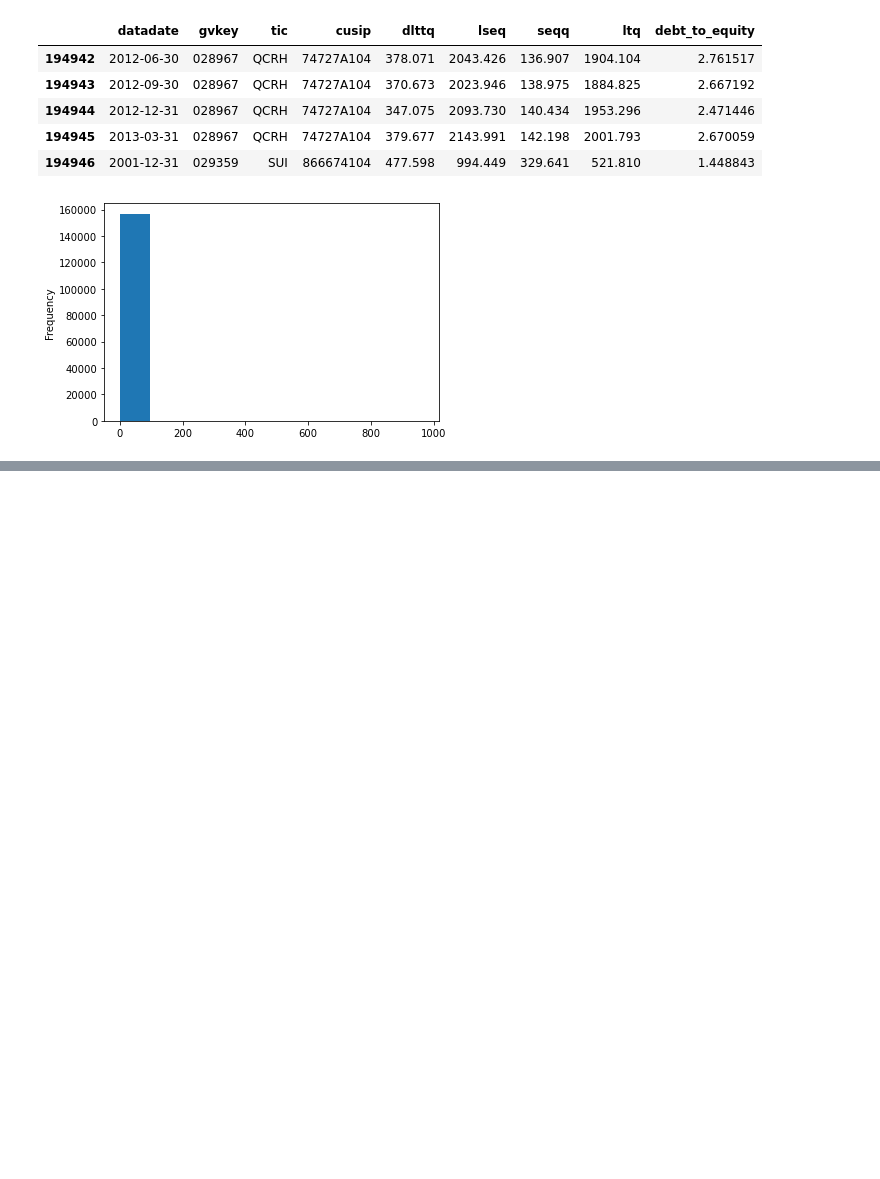
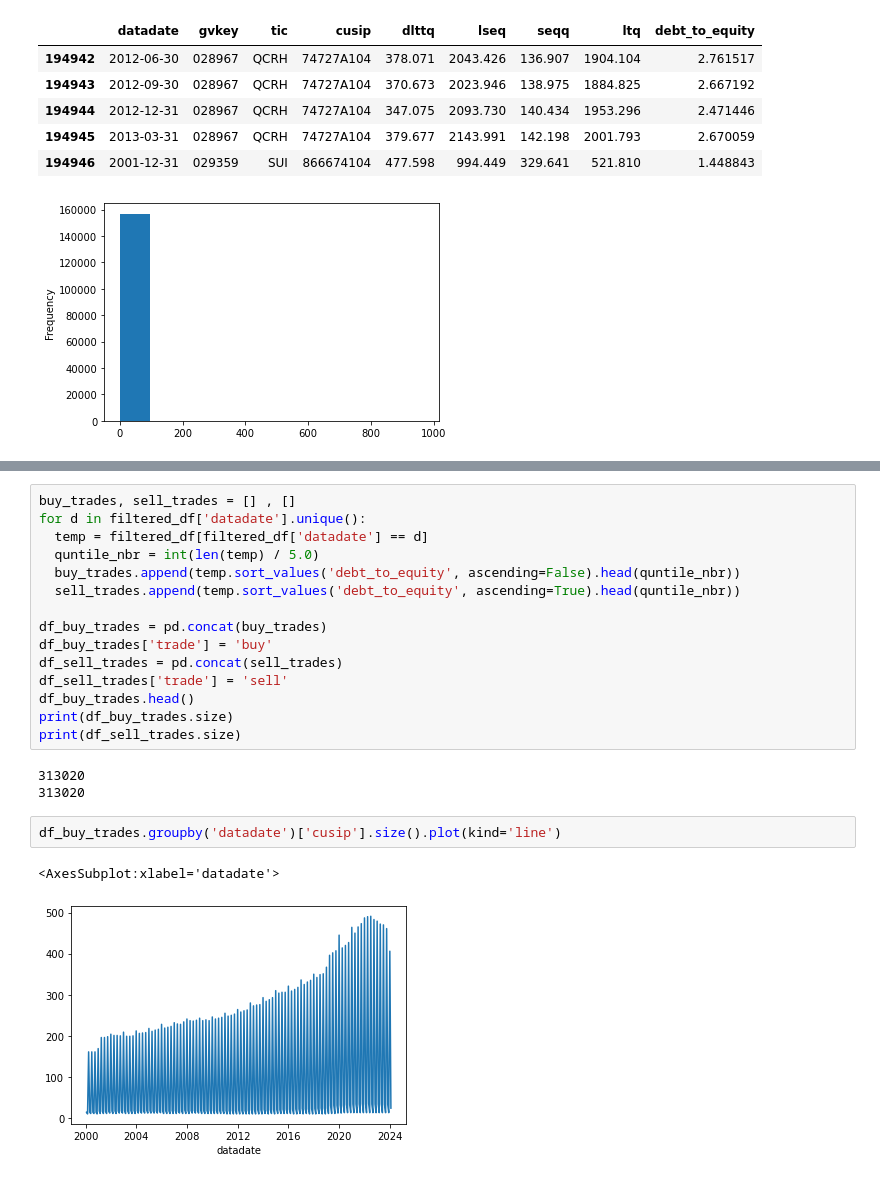
Before and after one commit to ili23/cds-sp24-millennium, a Jupyter notebook: notebooks/debt_to_equity.ipynb, the cells around one changed output, grey strips where cells are left out. Cells and saved outputs as stored; diff of their text form; blank space fills up the shorter version.

```diff
--- a/notebooks/debt_to_equity.ipynb
+++ b/notebooks/debt_to_equity.ipynb
@@ -88,0 +98,23 @@ print(unequal_rows)
+# %%
+buy_trades, sell_trades = [] , []
+for d in filtered_df['datadate'].unique():
+  temp = filtered_df[filtered_df['datadate'] == d]
+  quntile_nbr = int(len(temp) / 5.0)
+  buy_trades.append(temp.sort_values('debt_to_equity', ascending=False).head(quntile_nbr))
+  sell_trades.append(temp.sort_values('debt_to_equity', ascending=True).head(quntile_nbr))
+
+df_buy_trades = pd.concat(buy_trades)
+df_buy_trades['trade'] = 'buy'
+df_sell_trades = pd.concat(sell_trades)
+df_sell_trades['trade'] = 'sell'
+df_buy_trades.head()
+print(df_buy_trades.size)
+print(df_sell_trades.size)
+# %% [output]
+313020
+313020
+# %%
+df_buy_trades.groupby('datadate')['cusip'].size().plot(kind='line')
+# %% [output]
+<AxesSubplot:xlabel='datadate'>
+[figure, added]
```
Also changed, not shown: parts of 10 cells of this notebook.
